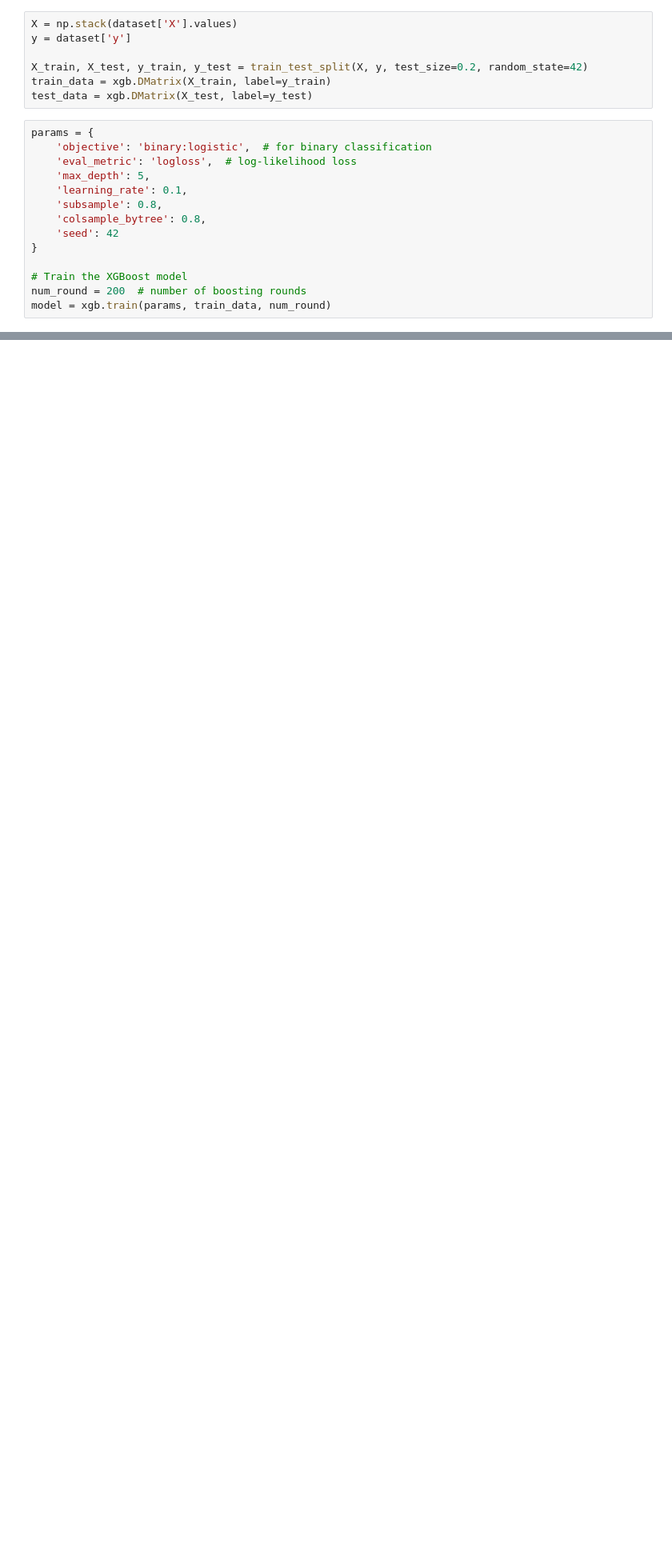
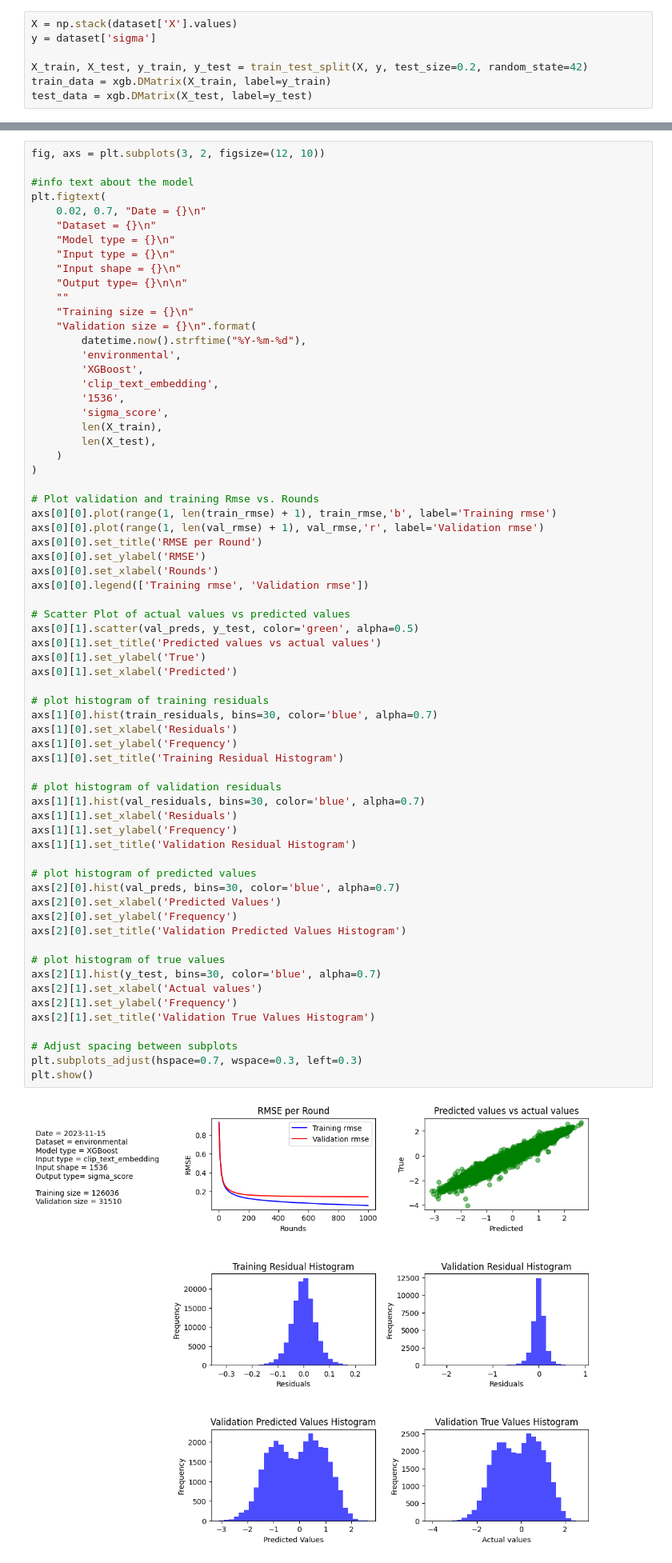
Before and after one commit to kk-digital/kcg-ml-n-grams, a Jupyter notebook: notebooks/prompt_mutator_removal.ipynb, the cells around one changed output, grey strips where cells are left out. Shown at 80% size. Drawn from its saved outputs; the diff is of its cells as text; blank space fills up the shorter version.

```diff
--- a/notebooks/prompt_mutator_removal.ipynb
+++ b/notebooks/prompt_mutator_removal.ipynb
@@ -179,22 +211,8 @@ dataset.describe()
 Split dataset for training
 # %%
 X = np.stack(dataset['X'].values)
-y = dataset['y']
+y = dataset['sigma']
 
 X_train, X_test, y_train, y_test = train_test_split(X, y, test_size=0.2, random_state=42)
 train_data = xgb.DMatrix(X_train, label=y_train)
 test_data = xgb.DMatrix(X_test, label=y_test)
-# %%
-params = {
-    'objective': 'binary:logistic',  # for binary classification
-    'eval_metric': 'logloss',  # log-likelihood loss
-    'max_depth': 5,
-    'learning_rate': 0.1,
-    'subsample': 0.8,
-    'colsample_bytree': 0.8,
-    'seed': 42
-}
-
-# Train the XGBoost model
-num_round = 200  # number of boosting rounds
-model = xgb.train(params, train_data, num_round)
@@ -242,0 +307,68 @@ plt.show()
+# %%
+fig, axs = plt.subplots(3, 2, figsize=(12, 10))
+
+#info text about the model
+plt.figtext(
+    0.02, 0.7, "Date = {}\n"
+    "Dataset = {}\n"
+    "Model type = {}\n"
+    "Input type = {}\n"
+    "Input shape = {}\n"
+    "Output type= {}\n\n"
+    ""
+    "Training size = {}\n"
+    "Validation size = {}\n".format(
+        datetime.now().strftime("%Y-%m-%d"),
+        'environmental',
+        'XGBoost',
+        'clip_text_embedding',
+        '1536',
+        'sigma_score',
+        len(X_train),
+        len(X_test),
+    )
+)
+
+# Plot validation and training Rmse vs. Rounds
+axs[0][0].plot(range(1, len(train_rmse) + 1), train_rmse,'b', label='Training rmse')
+axs[0][0].plot(range(1, len(val_rmse) + 1), val_rmse,'r', label='Validation rmse')
+axs[0][0].set_title('RMSE per Round')
+axs[0][0].set_ylabel('RMSE')
+axs[0][0].set_xlabel('Rounds')
+axs[0][0].legend(['Training rmse', 'Validation rmse'])
+
+# Scatter Plot of actual values vs predicted values
+axs[0][1].scatter(val_preds, y_test, color='green', alpha=0.5)
+axs[0][1].set_title('Predicted values vs actual values')
+axs[0][1].set_ylabel('True')
+axs[0][1].set_xlabel('Predicted')
+
+# plot histogram of training residuals
+axs[1][0].hist(train_residuals, bins=30, color='blue', alpha=0.7)
+axs[1][0].set_xlabel('Residuals')
+axs[1][0].set_ylabel('Frequency')
+axs[1][0].set_title('Training Residual Histogram')
+
+# plot histogram of validation residuals
+axs[1][1].hist(val_residuals, bins=30, color='blue', alpha=0.7)
+axs[1][1].set_xlabel('Residuals')
+axs[1][1].set_ylabel('Frequency')
+axs[1][1].set_title('Validation Residual Histogram')
+
+# plot histogram of predicted values
+axs[2][0].hist(val_preds, bins=30, color='blue', alpha=0.7)
+axs[2][0].set_xlabel('Predicted Values')
+axs[2][0].set_ylabel('Frequency')
+axs[2][0].set_title('Validation Predicted Values Histogram')
+
+# plot histogram of true values
+axs[2][1].hist(y_test, bins=30, color='blue', alpha=0.7)
+axs[2][1].set_xlabel('Actual values')
+axs[2][1].set_ylabel('Frequency')
+axs[2][1].set_title('Validation True Values Histogram')
+
+# Adjust spacing between subplots
+plt.subplots_adjust(hspace=0.7, wspace=0.3, left=0.3)
+plt.show()
+# %% [output]
+[figure, added]
```
Also changed, not shown: parts of 15 cells of this notebook.
